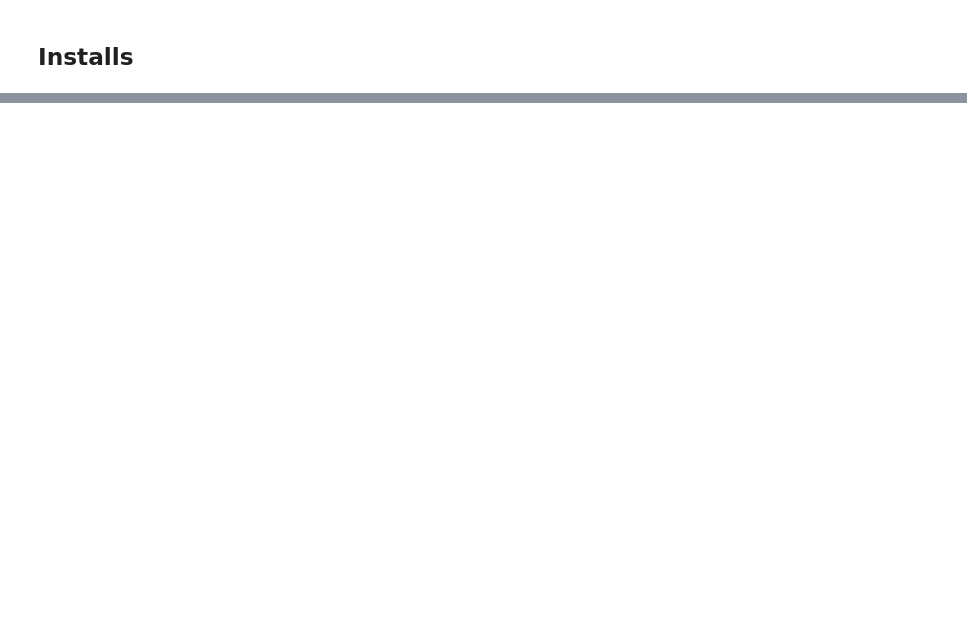
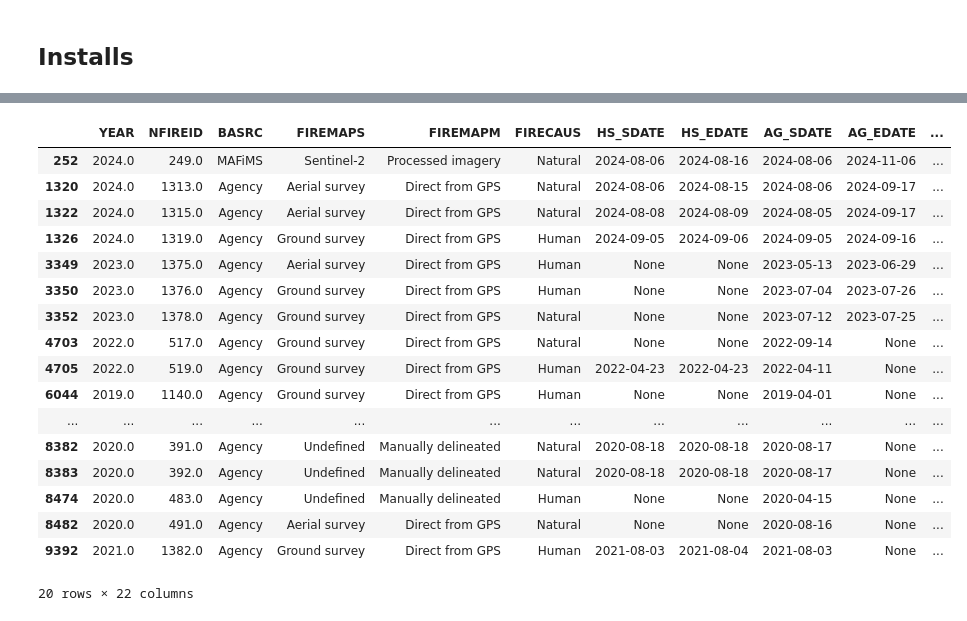
Before and after one commit to Mitch-P-Analyst/wildfire-risk-analysis, a Jupyter notebook: notebooks/02_shapefiles.IPYNB, the cells around one changed output, grey strips where cells are left out. Cells and saved outputs as stored; diff of their text form; code cells hidden in the pictures; blank space fills up the shorter version.

```diff
--- a/notebooks/02_shapefiles.IPYNB
+++ b/notebooks/02_shapefiles.IPYNB
@@ -39,0 +305,21 @@ for folder in zipfolders:
+# %%
+fires_in_box
+# %% [output]
+|  | YEAR | NFIREID | BASRC | FIREMAPS | FIREMAPM | FIRECAUS | HS_SDATE | HS_EDATE | AG_SDATE | AG_EDATE | ... |
+| 252 | 2024.0 | 249.0 | MAFiMS | Sentinel-2 | Processed imagery | Natural | 2024-08-06 | 2024-08-16 | 2024-08-06 | 2024-11-06 | ... |
+| 1320 | 2024.0 | 1313.0 | Agency | Aerial survey | Direct from GPS | Natural | 2024-08-06 | 2024-08-15 | 2024-08-06 | 2024-09-17 | ... |
+| 1322 | 2024.0 | 1315.0 | Agency | Aerial survey | Direct from GPS | Natural | 2024-08-08 | 2024-08-09 | 2024-08-05 | 2024-09-17 | ... |
+| 1326 | 2024.0 | 1319.0 | Agency | Ground survey | Direct from GPS | Human | 2024-09-05 | 2024-09-06 | 2024-09-05 | 2024-09-16 | ... |
+| 3349 | 2023.0 | 1375.0 | Agency | Aerial survey | Direct from GPS | Human | None | None | 2023-05-13 | 2023-06-29 | ... |
+| 3350 | 2023.0 | 1376.0 | Agency | Ground survey | Direct from GPS | Human | None | None | 2023-07-04 | 2023-07-26 | ... |
+| 3352 | 2023.0 | 1378.0 | Agency | Ground survey | Direct from GPS | Natural | None | None | 2023-07-12 | 2023-07-25 | ... |
+| 4703 | 2022.0 | 517.0 | Agency | Ground survey | Direct from GPS | Natural | None | None | 2022-09-14 | None | ... |
+| 4705 | 2022.0 | 519.0 | Agency | Ground survey | Direct from GPS | Human | 2022-04-23 | 2022-04-23 | 2022-04-11 | None | ... |
+| 6044 | 2019.0 | 1140.0 | Agency | Ground survey | Direct from GPS | Human | None | None | 2019-04-01 | None | ... |
+| ... | ... | ... | ... | ... | ... | ... | ... | ... | ... | ... | ... |
+| 8382 | 2020.0 | 391.0 | Agency | Undefined | Manually delineated | Natural | 2020-08-18 | 2020-08-18 | 2020-08-17 | None | ... |
+| 8383 | 2020.0 | 392.0 | Agency | Undefined | Manually delineated | Natural | 2020-08-18 | 2020-08-18 | 2020-08-17 | None | ... |
+| 8474 | 2020.0 | 483.0 | Agency | Undefined | Manually delineated | Human | None | None | 2020-04-15 | None | ... |
+| 8482 | 2020.0 | 491.0 | Agency | Aerial survey | Direct from GPS | Natural | None | None | 2020-08-16 | None | ... |
+| 9392 | 2021.0 | 1382.0 | Agency | Ground survey | Direct from GPS | Human | 2021-08-03 | 2021-08-04 | 2021-08-03 | None | ... |
+20 rows × 22 columns
```
Also changed, not shown: parts of 26 cells of this notebook, 11 other files.
